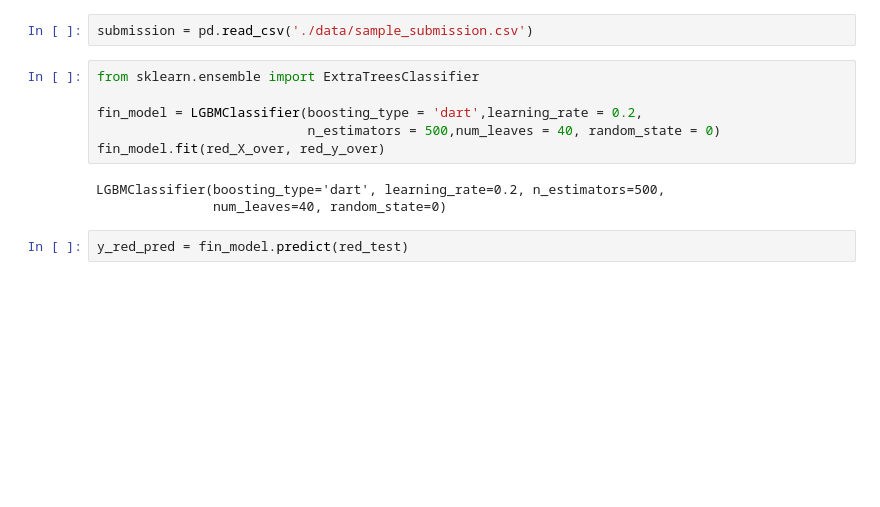
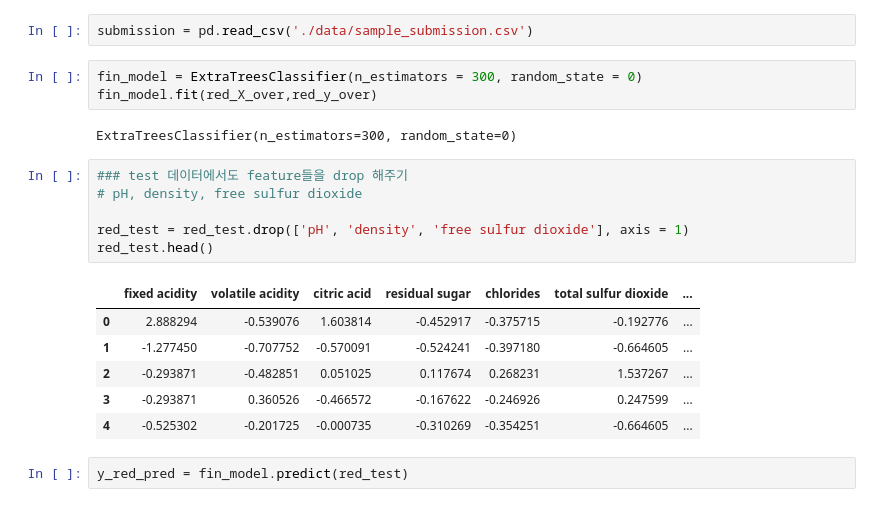
Before and after one commit to chasubeen/ESAA, a Jupyter notebook: wine_red_2.ipynb, the cells around one changed output. Cells and saved outputs as stored; diff of their text form; blank space fills up the shorter version.

```diff
--- a/wine_red_2.ipynb
+++ b/wine_red_2.ipynb
@@ -1253,14 +1253,23 @@ print('최종 메타 모델의 예측 정확도: {0:.4f}'.format(accuracy_score(
 # %%
 submission = pd.read_csv('./data/sample_submission.csv')
 # %%
-from sklearn.ensemble import ExtraTreesClassifier
-
-fin_model = LGBMClassifier(boosting_type = 'dart',learning_rate = 0.2,
-                           n_estimators = 500,num_leaves = 40, random_state = 0)
-fin_model.fit(red_X_over, red_y_over)
+fin_model = ExtraTreesClassifier(n_estimators = 300, random_state = 0)
+fin_model.fit(red_X_over,red_y_over)
 # %% [output]
-LGBMClassifier(boosting_type='dart', learning_rate=0.2, n_estimators=500,
-               num_leaves=40, random_state=0)
+ExtraTreesClassifier(n_estimators=300, random_state=0)
+# %%
+### test 데이터에서도 feature들을 drop 해주기
+# pH, density, free sulfur dioxide
+
+red_test = red_test.drop(['pH', 'density', 'free sulfur dioxide'], axis = 1)
+red_test.head()
+# %% [output]
+|  | fixed acidity | volatile acidity | citric acid | residual sugar | chlorides | total sulfur dioxide | ... |
+| 0 | 2.888294 | -0.539076 | 1.603814 | -0.452917 | -0.375715 | -0.192776 | ... |
+| 1 | -1.277450 | -0.707752 | -0.570091 | -0.524241 | -0.397180 | -0.664605 | ... |
+| 2 | -0.293871 | -0.482851 | 0.051025 | 0.117674 | 0.268231 | 1.537267 | ... |
+| 3 | -0.293871 | 0.360526 | -0.466572 | -0.167622 | -0.246926 | 0.247599 | ... |
+| 4 | -0.525302 | -0.201725 | -0.000735 | -0.310269 | -0.354251 | -0.664605 | ... |
 # %%
 y_red_pred = fin_model.predict(red_test)
 # %%
```
Also changed, not shown: parts of 30 cells of this notebook, 1 other file.
